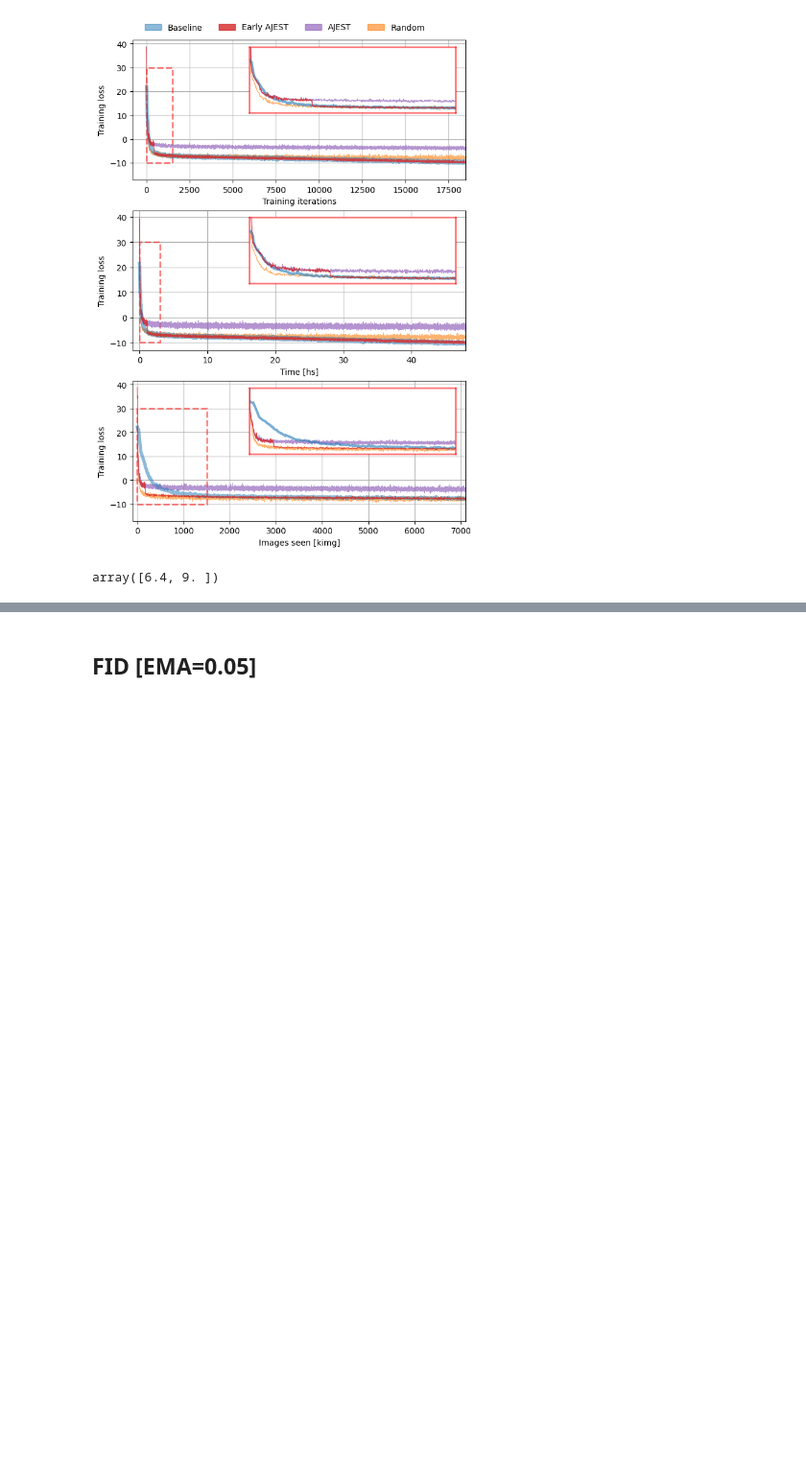
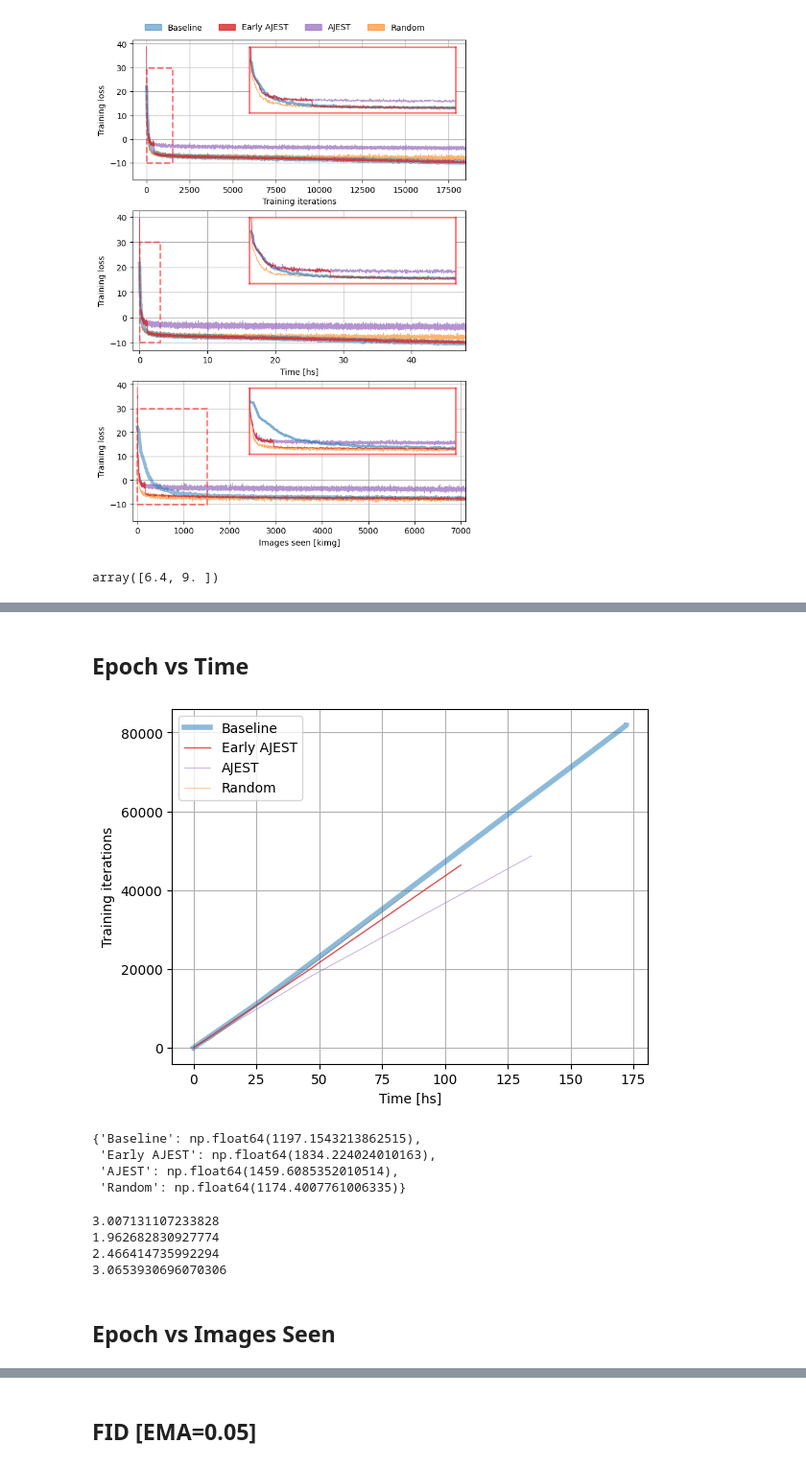
Before and after one commit to 0xInfty/Autoguided, a Jupyter notebook: Images/analysis/LossCurves.ipynb, the cells around one changed output, grey strips where cells are left out. Shown at 96% size. Cells and saved outputs as stored; diff of their text form; code cells hidden in the pictures; blank space fills up the shorter version.

```diff
--- a/Images/analysis/LossCurves.ipynb
+++ b/Images/analysis/LossCurves.ipynb
@@ -423,0 +445,43 @@ array([6.4, 9. ])
+# %% [markdown]
+## Epoch vs Time
+# %%
+# Load CSV data as Pandas dataframe
+filepath = os.path.join(dir_results, "Epoch_vs_Time.csv")
+pandas_data = pd.read_csv(filepath)
+# %%
+# Filter columns
+for c in pandas_data.columns:
+    condition = any([st in c for st in ["MIN", "MAX", "step"]])
+    if condition: del pandas_data[c]
+
+pandas_data = pandas_data.rename(columns={"Group: 06_CorrectEMA_AJEST_00 - Training Time [sec]":"AJEST Time",
+                                          "Group: 06_CorrectEMA_AJEST_00 - Epoch":"AJEST Epoch",
+                                          "Group: 06_CorrectEMA_Early_AJEST_00 - Training Time [sec]":"Early AJEST Time",
+                                          "Group: 06_CorrectEMA_Early_AJEST_00 - Epoch":"Early AJEST Epoch",
+                                          "Group: 06_CorrectEMA_Random_00 - Training Time [sec]":"Random Time",
+                                          "Group: 06_CorrectEMA_Random_00 - Epoch":"Random Epoch",
+                                          "Group: 04_Tiny_LR_Baseline_04 - Training Time [sec]":"Baseline Time",
+                                          "Group: 04_Tiny_LR_Baseline_04 - Epoch":"Baseline Epoch",
+                                          "Group: 04_Tiny_LR_Ref_00 - Training Time [sec]":"Reference Time",
+                                          "Group: 04_Tiny_LR_Ref_00 - Epoch":"Reference Epoch"})
+# %%
+speed_curves = {}
+for s in series:
+    speed_curves[s] = {}
+    speed_curves[s]["time"], speed_curves[s]["epoch"] = pandas_data[[s+" Time",s+" Epoch"]][pd.notna(pandas_data[s+" Time"])].to_numpy().T
+    speed_curves[s]["time"] = speed_curves[s]["time"]/1e3/60/60
+# %%
+last_index = int( (speed_curves["Random"]["epoch"] >= 40000).argmax() )
+for k, v in speed_curves["Random"].items():
+    speed_curves["Random"][k] = v[:last_index]
+# %%
+fig, ax = plt.subplots()
+for s in series:
+    plt.plot(speed_curves[s]["time"], speed_curves[s]["epoch"], label=s, **plt_kwargs[s])
+plt.legend()
+plt.xlabel("Time [hs]")
+plt.ylabel("Training iterations")
+# plt.xlim([-1, 48])
+plt.grid()
+# %% [output]
+[figure, added]
@@ -423,0 +494,17 @@ array([6.4, 9. ])
+# %%
+speed_results
+# %% [output]
+{'Baseline': np.float64(1197.1543213862515),
+ 'Early AJEST': np.float64(1834.224024010163),
+ 'AJEST': np.float64(1459.6085352010514),
+ 'Random': np.float64(1174.4007761006335)}
+# %%
+for s in series:
+    print(60*60 / speed_results[s]) # sec/epoch
+# %% [output]
+3.007131107233828
+1.962682830927774
+2.466414735992294
+3.0653930696070306
+# %% [markdown]
+## Epoch vs Images Seen
```
Also changed, not shown: parts of 14 cells of this notebook, 1 other file.
